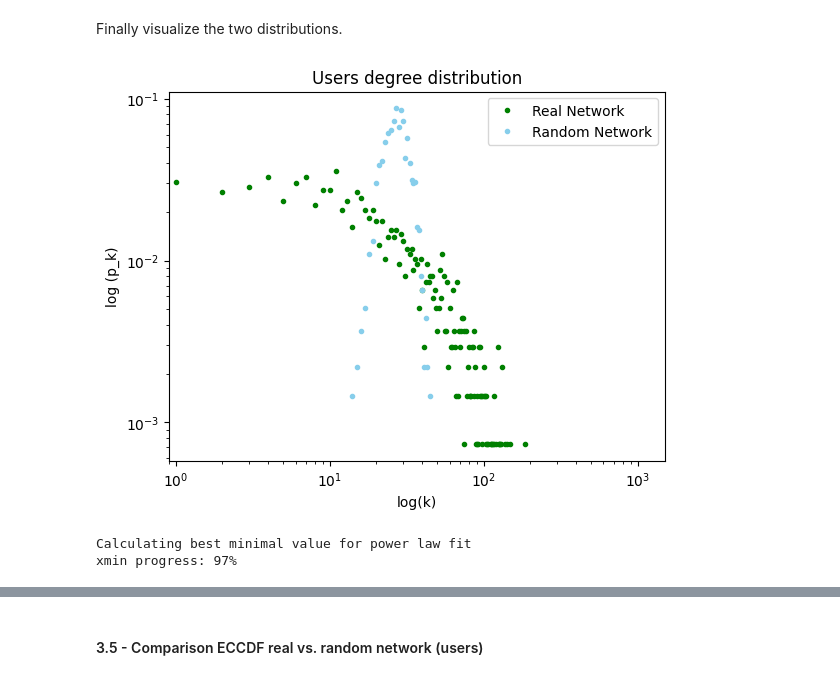
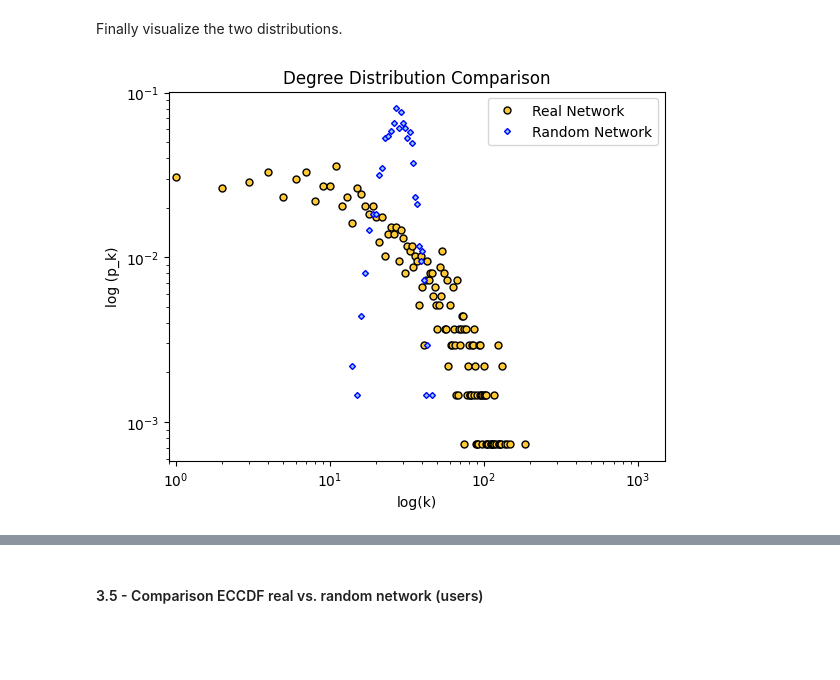
Before and after one commit to giordanovitale/BeerNetwork, a Jupyter notebook: project.ipynb, the cells around one changed output, grey strips where cells are left out. Cells and saved outputs as stored; diff of their text form; code cells hidden in the pictures; blank space fills up the shorter version.

```diff
--- a/project.ipynb
+++ b/project.ipynb
@@ -554,23 +514,16 @@ for i in random_network_user_degree_count.values():        # i represents N_k
 Finally visualize the two distributions.
 # %%
 plt.loglog(user_degree_count.keys(), degree_distribution_users,
-           'o', label='Real Network', color='green', markersize=3)
+           'o', label='Real Network', color='#FFCA33', markersize=5,
+           mec='black', lw=0)
 plt.loglog(random_network_user_degree_count.keys(), degree_distribution_random_network_users,
-           'o', label='Random Network', color='skyblue', markersize=3)
+           'D', label='Random Network', color='skyblue', markersize=3,
+           mec='blue', lw=0)
 plt.ylabel('log (p_k)')
 plt.xlabel('log(k)')
 plt.legend()
-plt.title('Users degree distribution')
+plt.title('Degree Distribution Comparison')
 plt.xlim(0.9,1500)
 plt.show()
 # %% [output]
-[figure, old version]
+[figure, new version]
-# %%
-import powerlaw
-
-# Fit power law distribution to degree data
-fit = powerlaw.Fit(degree_distribution_users)
-gamma = fit.alpha
-# %% [output]
-Calculating best minimal value for power law fit
-xmin progress: 97%
```
Also changed, not shown: parts of 76 cells of this notebook.
